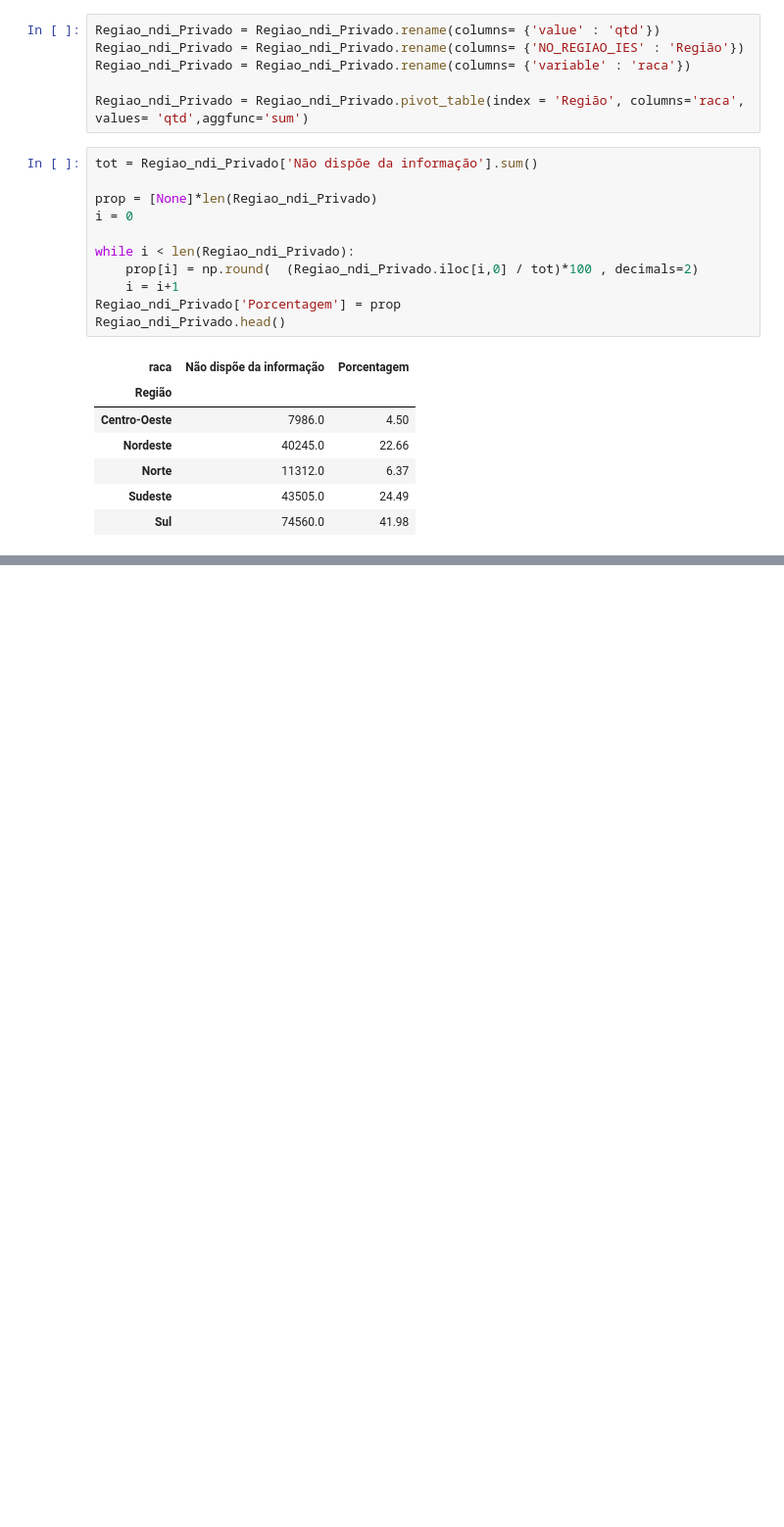
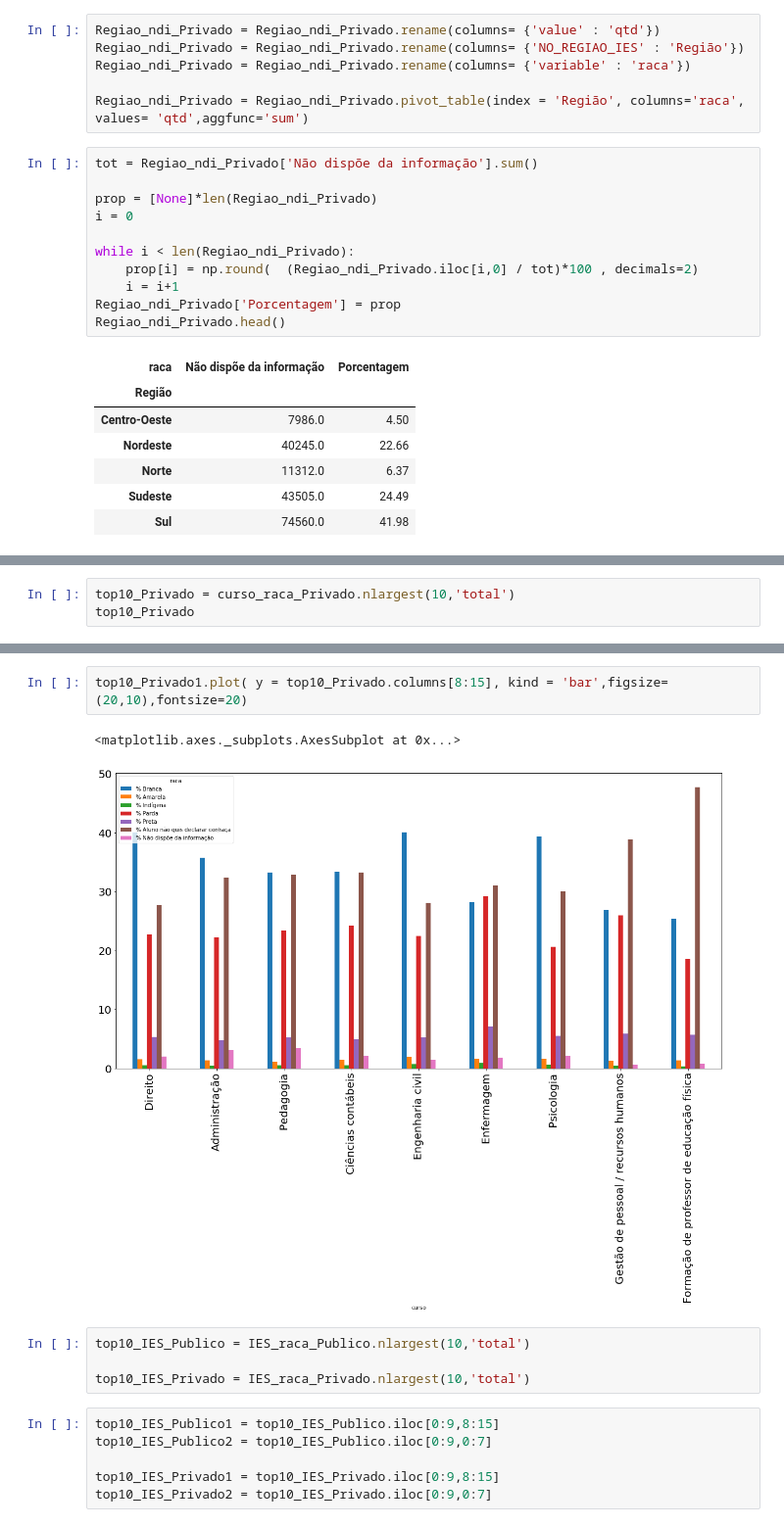
Before and after one commit to if1015-datascience-ufpe/2018-1-projeto-farm-lands, a Jupyter notebook: ass6.ipynb, the cells around one changed output, grey strips where cells are left out. Shown at 98% size. Cells and saved outputs as stored; diff of their text form; blank space fills up the shorter version.

```diff
--- a/ass6.ipynb
+++ b/ass6.ipynb
@@ -1173,0 +1596,3 @@ Regiao_ndi_Privado.head()
+# %%
+top10_Privado = curso_raca_Privado.nlargest(10,'total')
+top10_Privado
@@ -1173,0 +1623,15 @@ Regiao_ndi_Privado.head()
+# %%
+top10_Privado1.plot( y = top10_Privado.columns[8:15], kind = 'bar',figsize=(20,10),fontsize=20)
+# %% [output]
+<matplotlib.axes._subplots.AxesSubplot at 0x...>
+[figure, added]
+# %%
+top10_IES_Publico = IES_raca_Publico.nlargest(10,'total')
+
+top10_IES_Privado = IES_raca_Privado.nlargest(10,'total')
+# %%
+top10_IES_Publico1 = top10_IES_Publico.iloc[0:9,8:15]
+top10_IES_Publico2 = top10_IES_Publico.iloc[0:9,0:7]
+
+top10_IES_Privado1 = top10_IES_Privado.iloc[0:9,8:15]
+top10_IES_Privado2 = top10_IES_Privado.iloc[0:9,0:7]
```
Also changed, not shown: parts of 37 cells of this notebook.
